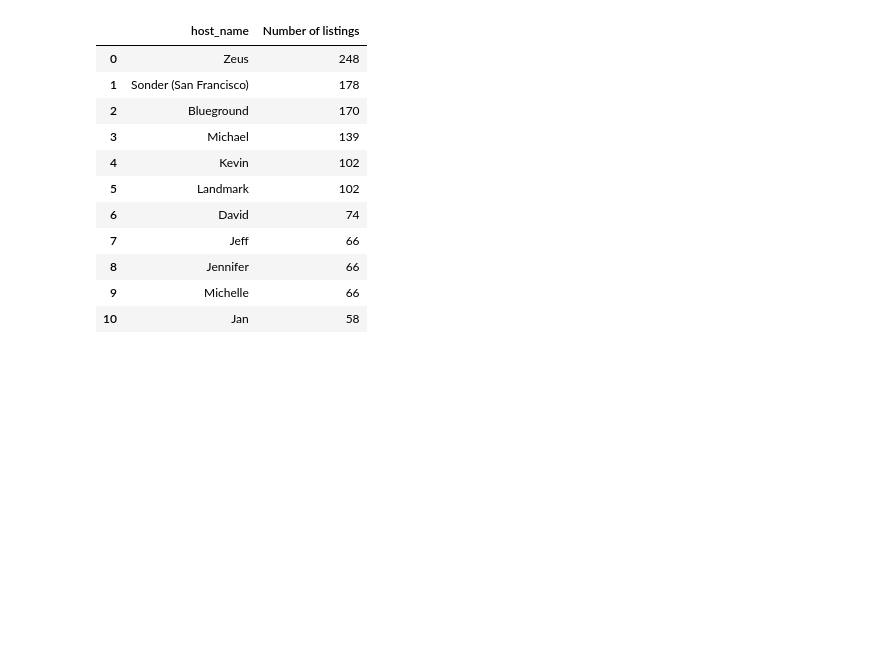
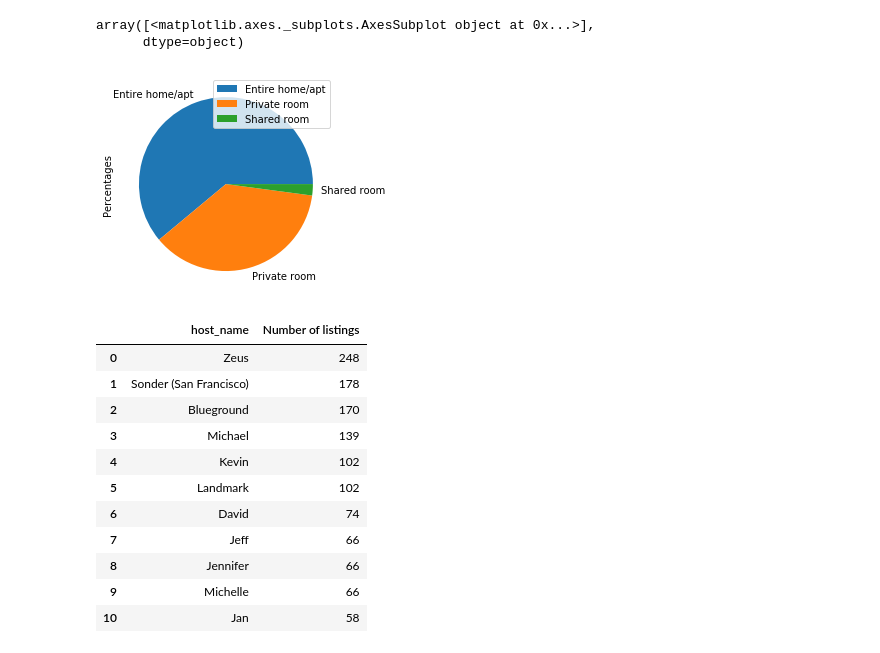
Before and after one commit to ramneekc/Airbnb_Project, a Jupyter notebook: Airbnb.ipynb, the cells around one changed output. Drawn from its saved outputs; the diff is of its cells as text; code cells hidden in the pictures; blank space fills up the shorter version.

```diff
--- a/Airbnb.ipynb
+++ b/Airbnb.ipynb
@@ -57,6 +59,22 @@ listings1.fillna(value=values).head()
 | 2 | 5858 | 8904 | https://www.airbnb.com/users/show... | Philip And Tania | 2009-03-02 | San Francisco, California, United... | f | ... |
 | 3 | 7918 | 21994 | https://www.airbnb.com/users/show... | Aaron | 2009-06-17 | San Francisco, California, United... | t | ... |
 | 4 | 8142 | 21994 | https://www.airbnb.com/users/show... | Aaron | 2009-06-17 | San Francisco, California, United... | t | ... |
+# %%
+t = listings['room_type'].count()
+x = listings.loc[listings['room_type']=='Entire home/apt']
+y = listings.loc[listings['room_type']=='Private room']
+z = listings.loc[listings['room_type']=='Shared room']
+per_entire_home = int(x['room_type'].count()/t*100)
+per_private = int(y['room_type'].count()/t*100)
+per_shared = int(z['room_type'].count()/t*100)
+xx = [per_entire_home,per_private,per_shared]
+df = pd.DataFrame({'Percentages':[per_entire_home,per_private,per_shared]},
+                  index=['Entire home/apt','Private room','Shared room'])
+df.plot(kind='pie',subplots=True)
+# %% [output]
+array([<matplotlib.axes._subplots.AxesSubplot object at 0x...>],
+      dtype=object)
+[figure, added]
 # %%
 top_10_host = listings1.groupby(by="host_name").count()[["id"]].sort_values(by="id",ascending=False).rename(columns={"id":"Number of listings"}).reset_index()
 top_10_host.head(11)
```
Also changed, not shown: parts of 19 cells of this notebook, 1 other file.
